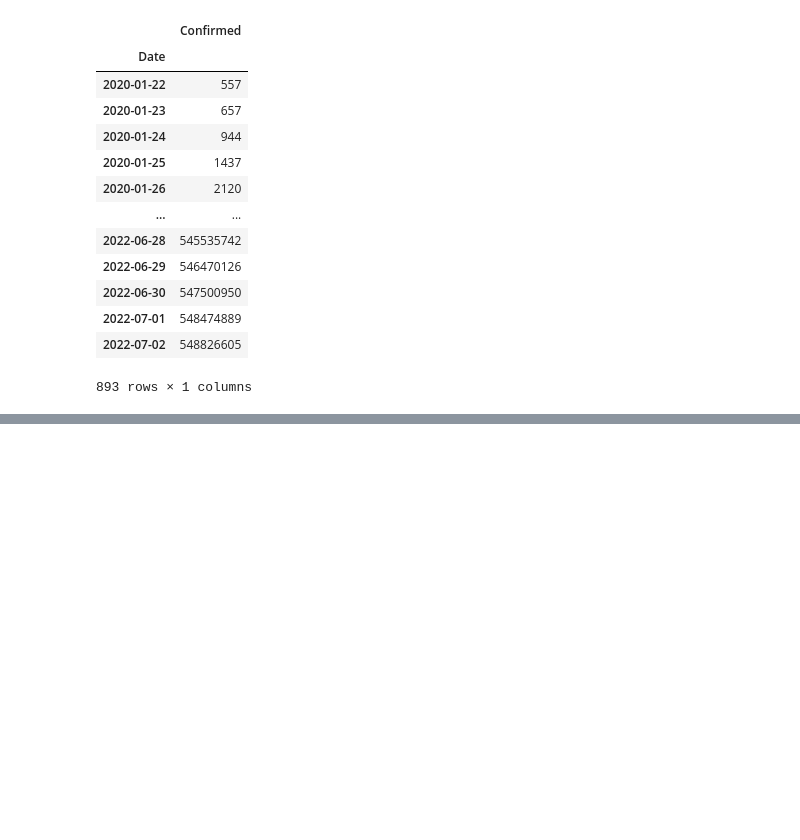
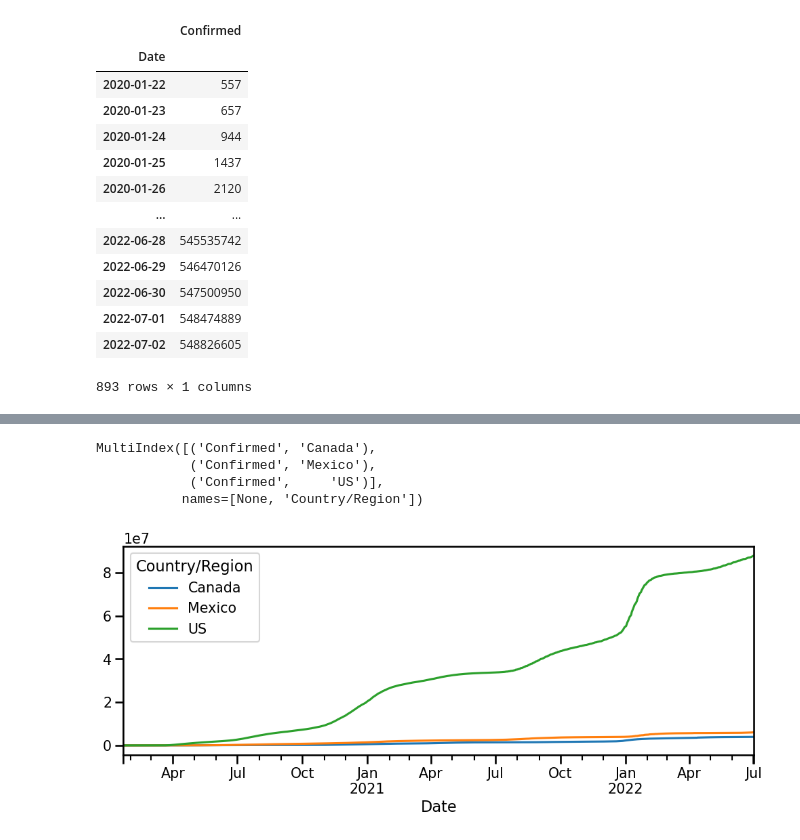
Before and after one commit to hawkeyedatatsai/Time-Series-Analysis, a Jupyter notebook: 9-Preparing Wide Form Time Data.ipynb, the cells around one changed output, grey strips where cells are left out. Saved outputs shown, nothing was run; the diff lists cells and outputs as text; code cells hidden in the pictures; blank space fills up the shorter version.

```diff
--- a/9-Preparing Wide Form Time Data.ipynb
+++ b/9-Preparing Wide Form Time Data.ipynb
@@ -186,0 +368,14 @@ melted.resample("D").sum()
+# %%
+unstacked.columns
+# %% [output]
+MultiIndex([('Confirmed', 'Canada'),
+            ('Confirmed', 'Mexico'),
+            ('Confirmed',     'US')],
+           names=[None, 'Country/Region'])
+# %%
+#By slicing out the "Confirmed" column from our multi-index before we plot,
+#we will have bypassed the outer level of our MultiIndex,
+#so we will not see the "Confirmed" column name appear in our legend.
+ax = unstacked['Confirmed'].plot()
+# %% [output]
+[figure, added]
```
Also changed, not shown: parts of 25 cells of this notebook, 3 other files.
